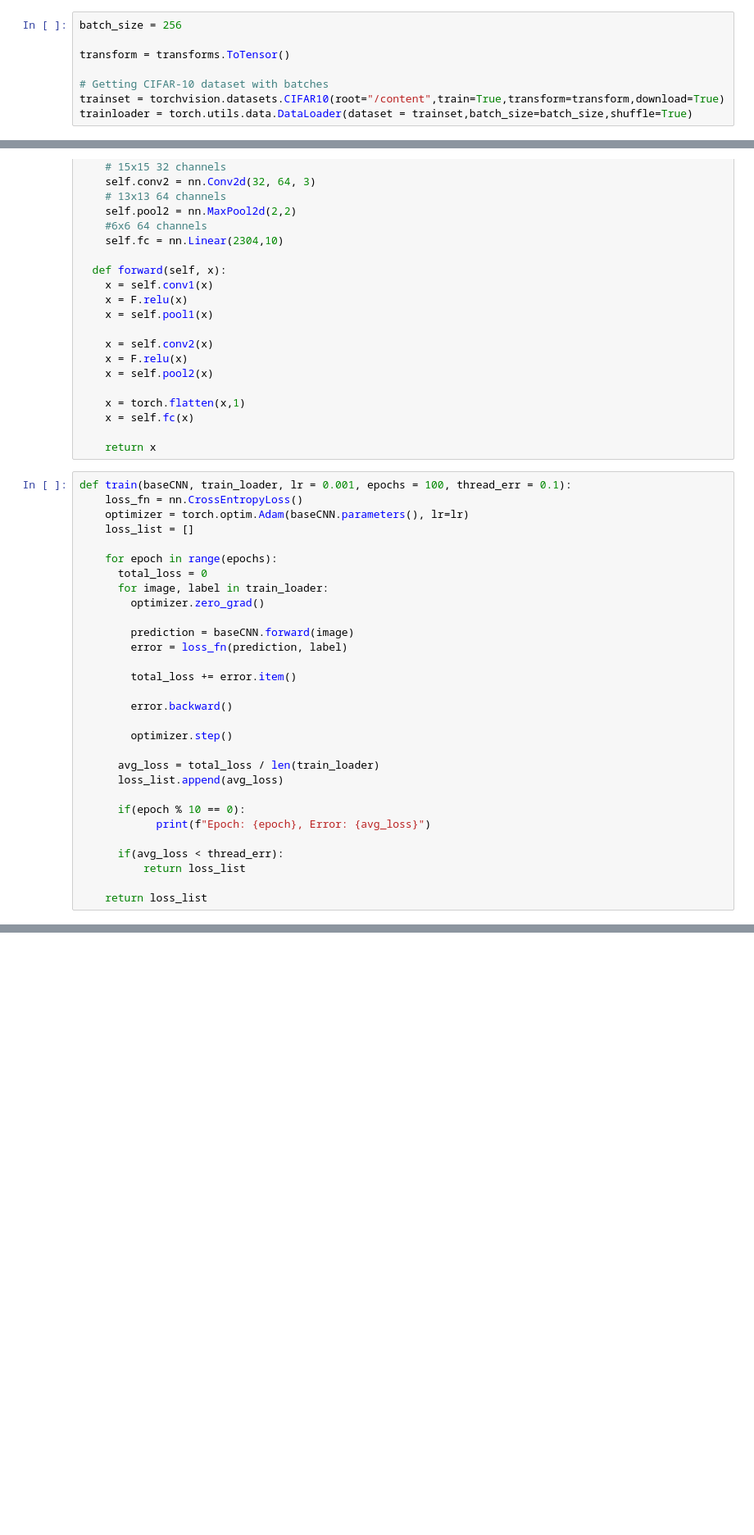
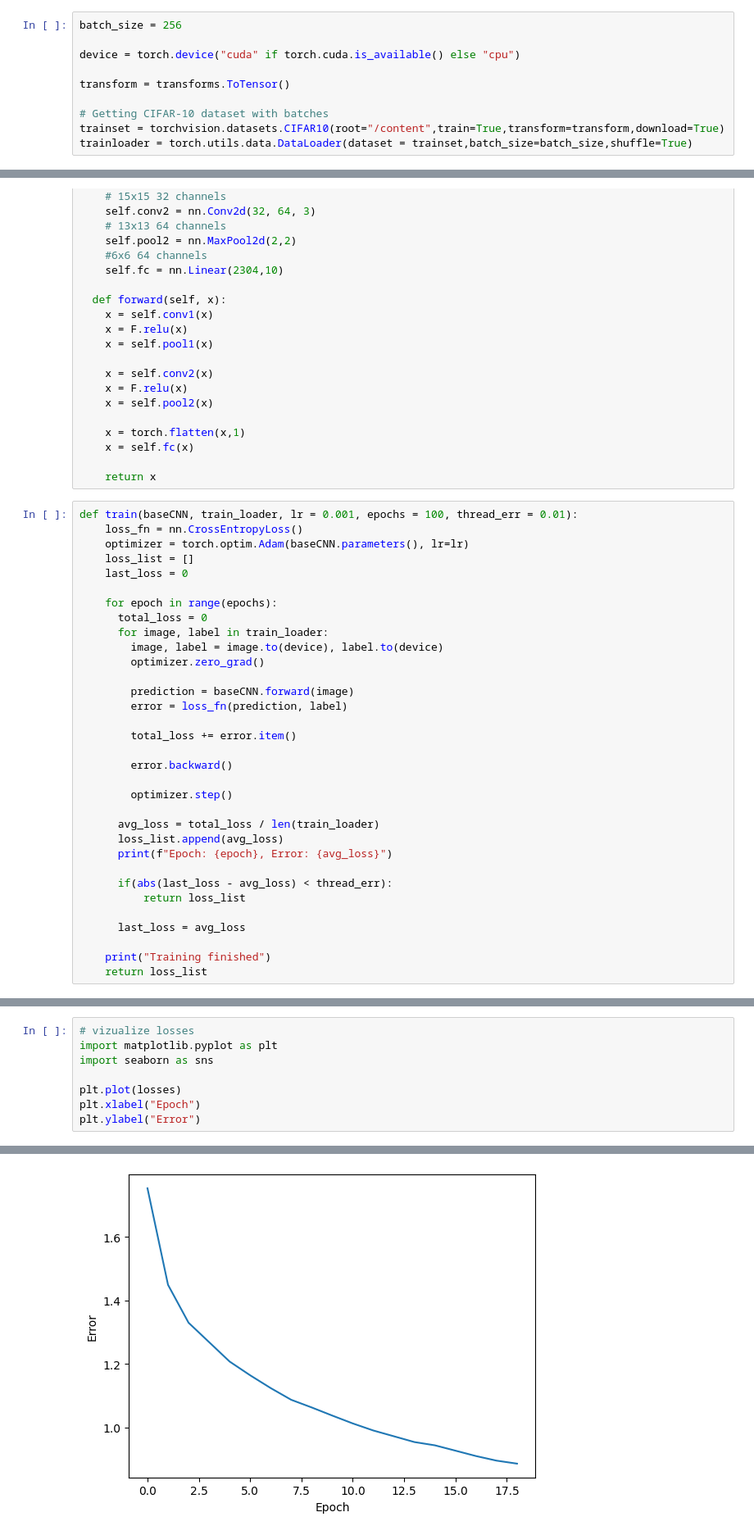
Before and after one commit to PigStep/CIFAR-10-based-Content-categorizator, a Jupyter notebook: notebook.ipynb, the cells around one changed output, grey strips where cells are left out. Shown at 82% size. Saved outputs shown, nothing was run; the diff lists cells and outputs as text; blank space fills up the shorter version.

```diff
--- a/notebook.ipynb
+++ b/notebook.ipynb
@@ -11,6 +11,8 @@ import torch
 from torchvision.transforms import transforms
 # %%
 batch_size = 256
+
+device = torch.device("cuda" if torch.cuda.is_available() else "cpu")
 
 transform = transforms.ToTensor()
 
@@ -94,14 +98,16 @@ class baseCNN(nn.Module):
 
     return x
 # %%
-def train(baseCNN, train_loader, lr = 0.001, epochs = 100, thread_err = 0.1):
+def train(baseCNN, train_loader, lr = 0.001, epochs = 100, thread_err = 0.01):
     loss_fn = nn.CrossEntropyLoss()
     optimizer = torch.optim.Adam(baseCNN.parameters(), lr=lr)
     loss_list = []
+    last_loss = 0
 
     for epoch in range(epochs):
       total_loss = 0
       for image, label in train_loader:
+        image, label = image.to(device), label.to(device)
         optimizer.zero_grad()
 
         prediction = baseCNN.forward(image)
@@ -115,13 +121,14 @@ def train(baseCNN, train_loader, lr = 0.001, epochs = 100, thread_err = 0.1):
 
       avg_loss = total_loss / len(train_loader)
       loss_list.append(avg_loss)
+      print(f"Epoch: {epoch}, Error: {avg_loss}")
 
-      if(epoch % 10 == 0):
-            print(f"Epoch: {epoch}, Error: {avg_loss}")
-
-      if(avg_loss < thread_err):
+      if(abs(last_loss - avg_loss) < thread_err):
           return loss_list
 
+      last_loss = avg_loss
+
+    print("Training finished")
     return loss_list
 # %%
 CNN = baseCNN()
@@ -130,0 +156,9 @@ KeyboardInterrupt:
+# %%
+# vizualize losses
+import matplotlib.pyplot as plt
+import seaborn as sns
+
+plt.plot(losses)
+plt.xlabel("Epoch")
+plt.ylabel("Error")
+# %% [output]
@@ -130,0 +166 @@ KeyboardInterrupt:
+[figure, added]
```
Also changed, not shown: parts of 10 cells of this notebook.
